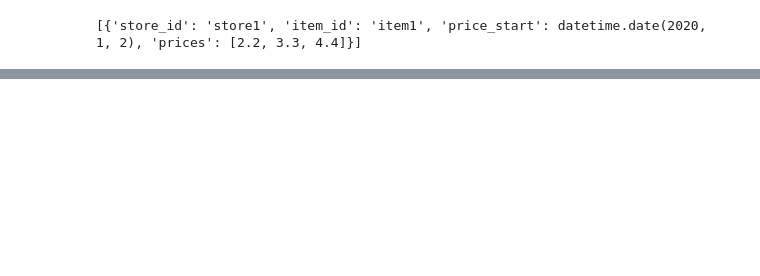
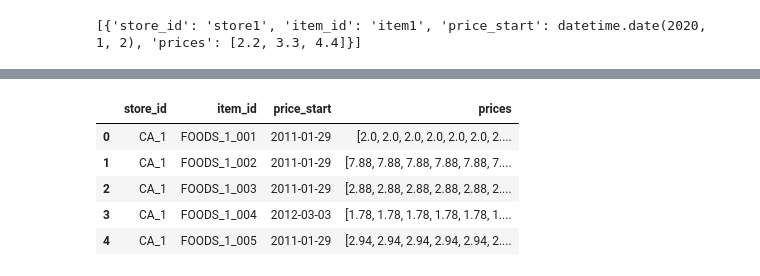
Before and after one commit to kvnkho/pydata-timeseries-forecasting, a Jupyter notebook: notebooks/intro.ipynb, the cells around one changed output, grey strips where cells are left out. Drawn from its saved outputs; the diff is of its cells as text; code cells hidden in the pictures; blank space fills up the shorter version.

```diff
--- a/notebooks/intro.ipynb
+++ b/notebooks/intro.ipynb
@@ -186,13 +159,13 @@ def prices_to_series(df:pd.DataFrame) -> List[Dict[str,Any]]:
     assert df.shape[0] == (df.date.iloc[-1]-df.date.iloc[0]).days + 1
     return [dict(store_id=df.iloc[0]["store_id"],
                  item_id=df.iloc[0]['item_id'],
-                 price_start=df.date[0],
+                 price_start=df.iloc[0]['date'],
                  prices=df["sell_price"].tolist())]
 
 df = pd.DataFrame([["store1","item1",date(2020,1,2),2.2],
                    ["store1","item1",date(2020,1,3),3.3],
                    ["store1","item1", date(2020,1,4),4.4]],
-                   columns=["store_id", "item_id","date","sell_price"])
+                   columns=["store_id", "item_id", "date","sell_price"])
 print(prices_to_series(df))
 # %% [output]
 [{'store_id': 'store1', 'item_id': 'item1', 'price_start': datetime.date(2020, 1, 2), 'prices': [2.2, 3.3, 4.4]}]
@@ -198,0 +185,8 @@ print(prices_to_series(df))
+# %%
+%%time
+out = transform(joined,
+                prices_to_series,
+                schema="store_id:str,item_id:str,price_start:date,prices:[double]",
+                partition={"by": ["store_id", "item_id"], "presort": "date asc"})
+out.head()
+# %% [output]
@@ -198,0 +195,6 @@ print(prices_to_series(df))
+|  | store_id | item_id | price_start | prices |
+| 0 | CA_1 | FOODS_1_001 | 2011-01-29 | [2.0, 2.0, 2.0, 2.0, 2.0, 2.0, 2.... |
+| 1 | CA_1 | FOODS_1_002 | 2011-01-29 | [7.88, 7.88, 7.88, 7.88, 7.88, 7.... |
+| 2 | CA_1 | FOODS_1_003 | 2011-01-29 | [2.88, 2.88, 2.88, 2.88, 2.88, 2.... |
+| 3 | CA_1 | FOODS_1_004 | 2012-03-03 | [1.78, 1.78, 1.78, 1.78, 1.78, 1.... |
+| 4 | CA_1 | FOODS_1_005 | 2011-01-29 | [2.94, 2.94, 2.94, 2.94, 2.94, 2.... |
```
Also changed, not shown: parts of 13 cells of this notebook.
